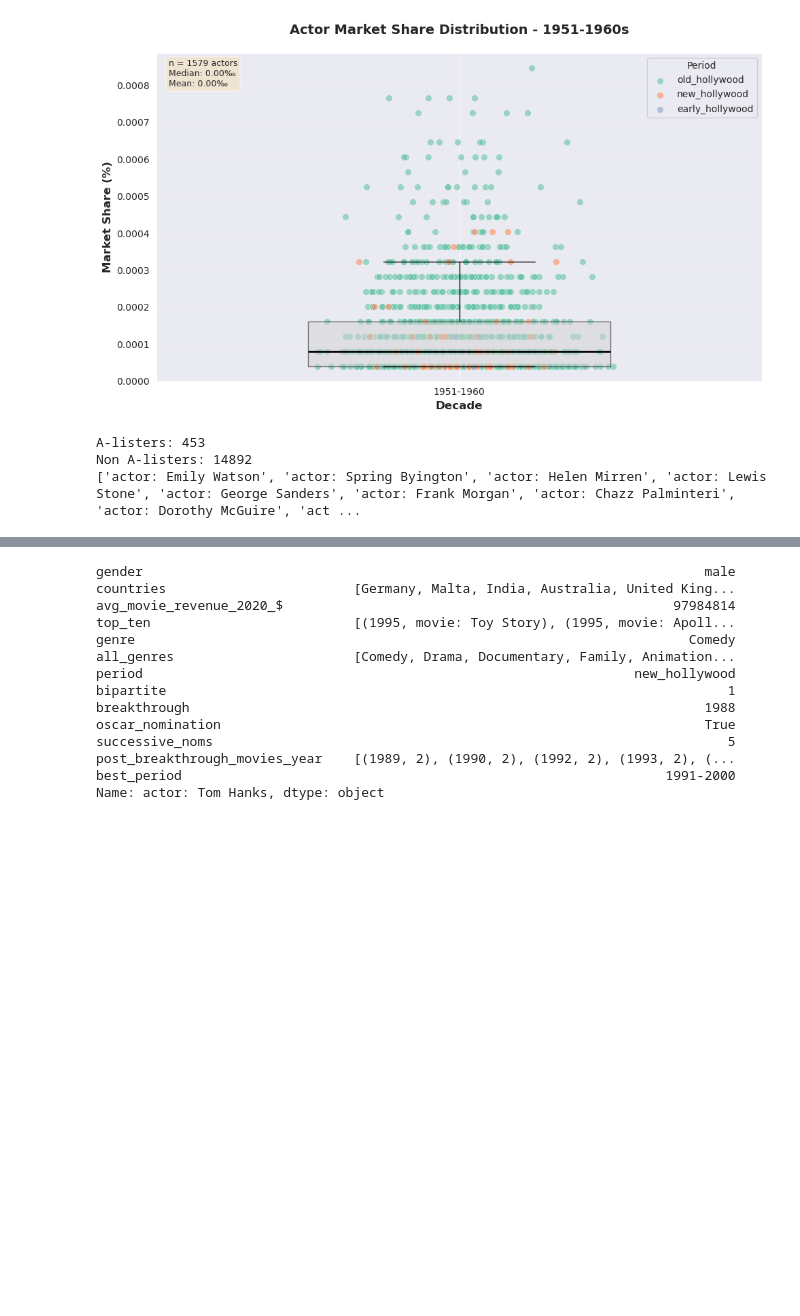
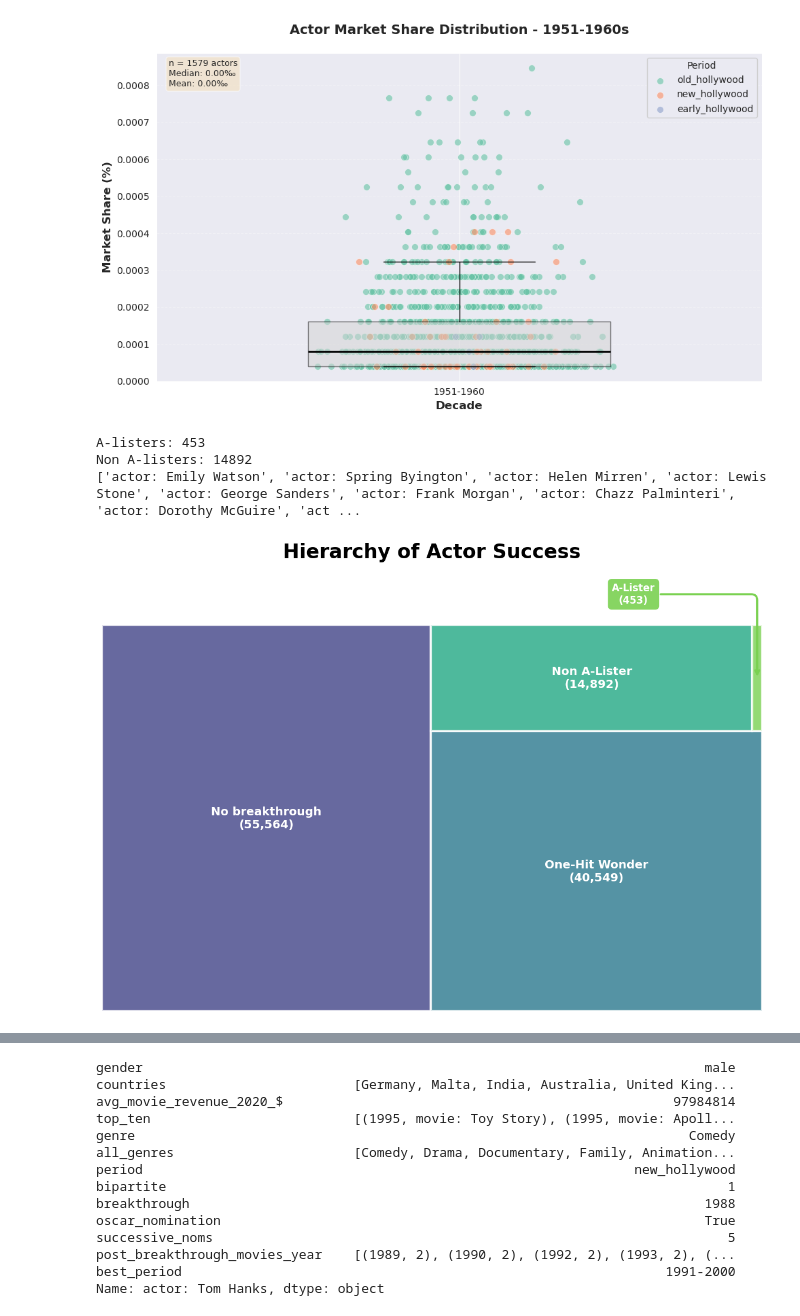
Before and after one commit to asiapanizza/data_mining, a Jupyter notebook: 1_data_cleaning.ipynb, the cells around one changed output, grey strips where cells are left out. Saved outputs shown, nothing was run; the diff lists cells and outputs as text; code cells hidden in the pictures; blank space fills up the shorter version.

```diff
--- a/1_data_cleaning.ipynb
+++ b/1_data_cleaning.ipynb
@@ -853,3 +853,81 @@ print(successful_actors)
 A-listers: 453
 Non A-listers: 14892
 ['actor: Emily Watson', 'actor: Spring Byington', 'actor: Helen Mirren', 'actor: Lewis Stone', 'actor: George Sanders', 'actor: Frank Morgan', 'actor: Chazz Palminteri', 'actor: Dorothy McGuire', 'act ...
+# %%
+import matplotlib.pyplot as plt
+import squarify
+import seaborn as sns
+
+# 1. Dati
+data = {
+    'No breakthrough': 55564,
+    'One-Hit Wonder': 40549,
+    'Non A-Lister': 14892,
+    'A-Lister': 453
+}
+
+# Ordinamento per dimensione (fondamentale per squarify)
+data = dict(sorted(data.items(), key=lambda item: item[1], reverse=True))
+values = list(data.values())
+labels = list(data.keys())
+
+# 2. Setup Plot
+fig, ax = plt.subplots(figsize=(14, 9), dpi=100)
+# Usiamo la palette viridis (il verde/giallo sarà associato all'area più piccola)
+colors = sns.color_palette("viridis", len(labels))
+
+# Calcolo coordinate
+x, y, width, height = 0, 0, 100, 100
+norm_values = squarify.normalize_sizes(values, width, height)
+rects = squarify.squarify(norm_values, x, y, width, height)
+
+# 3. Disegno Rettangoli e Annotazioni
+for rect, label, value, color in zip(rects, labels, values, colors):
+    # Disegna il box principale
+    ax.add_patch(plt.Rectangle((rect['x'], rect['y']), rect['dx'], rect['dy'],
+                               facecolor=color, alpha=0.8, edgecolor='white', linewidth=3))
+
+    text_label = f"{label}\n({value:,})"
+
+    # CASO SPECIALE: A-LISTER
+    if label == "A-Lister":
+        ax.annotate(text_label,
+                    xy=(rect['x'] + rect['dx']/2, rect['y'] + rect['dy']/2),
+                    xytext=(rect['x'] - 18, rect['y'] + rect['dy'] + 8), # Spostato più a sinistra e in alto
+                    fontsize=12,
+                    fontweight='bold',
+                    color='white', # Testo nero per leggibilità sopra il verde/giallo
+                    ha='center',
+                    va='center',
+                    # Aggiungiamo lo sfondo (bbox) con lo stesso colore dell'area
+                    bbox=dict(boxstyle="round,pad=0.4", facecolor=color, edgecolor='none', alpha=0.9),
+                    arrowprops=dict(arrowstyle="->",
+                                    connectionstyle="angle,angleA=0,angleB=90,rad=10",
+                                    color=color,
+                                    lw=2.5))
+
+    # ALTRE CATEGORIE (Testo interno bianco)
+    else:
+        tx = rect['x'] + rect['dx'] / 2
+        ty = rect['y'] + rect['dy'] / 2
+        ax.text(tx, ty, text_label,
+                color='white',
+                weight='bold',
+                fontsize=14,
+                ha='center',
+                va='center')
+
+# 4. Estetica finale
+ax.set_xlim(0, 100) # Spazio a sinistra aumentato per ospitare l'etichetta colorata
+ax.set_ylim(0, 110)
+plt.axis('off')
+
+plt.title("Hierarchy of Actor Success",fontsize=24, pad=30, weight='bold', va="bottom")
+
+# Ottimizzazione spazi
+plt.subplots_adjust(left=0.15, right=0.95, top=0.85, bottom=0.05)
+plt.savefig("hierarchy_success.jpg")
+
+plt.show()
+# %% [output]
+[figure, added]
```
Also changed, not shown: parts of 1 cell of this notebook, 3 other files.
